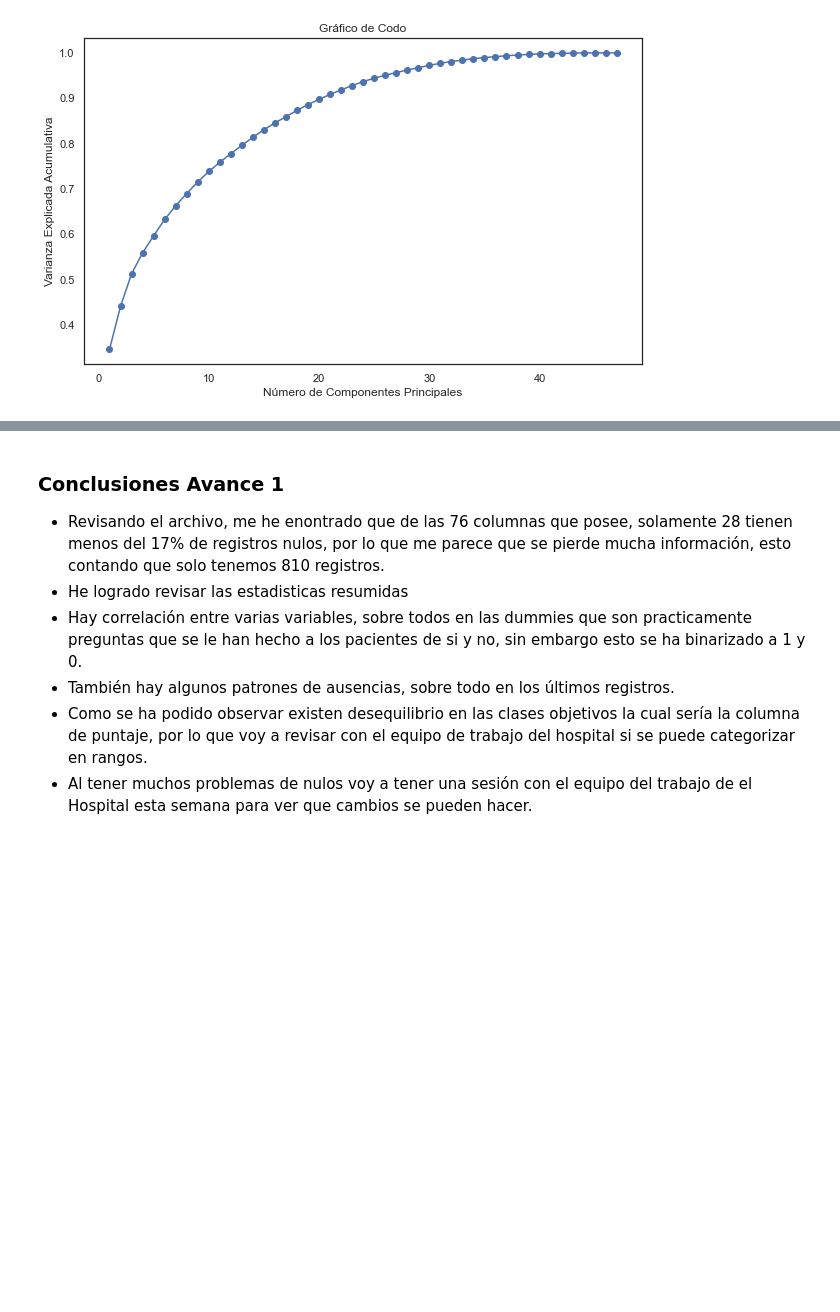
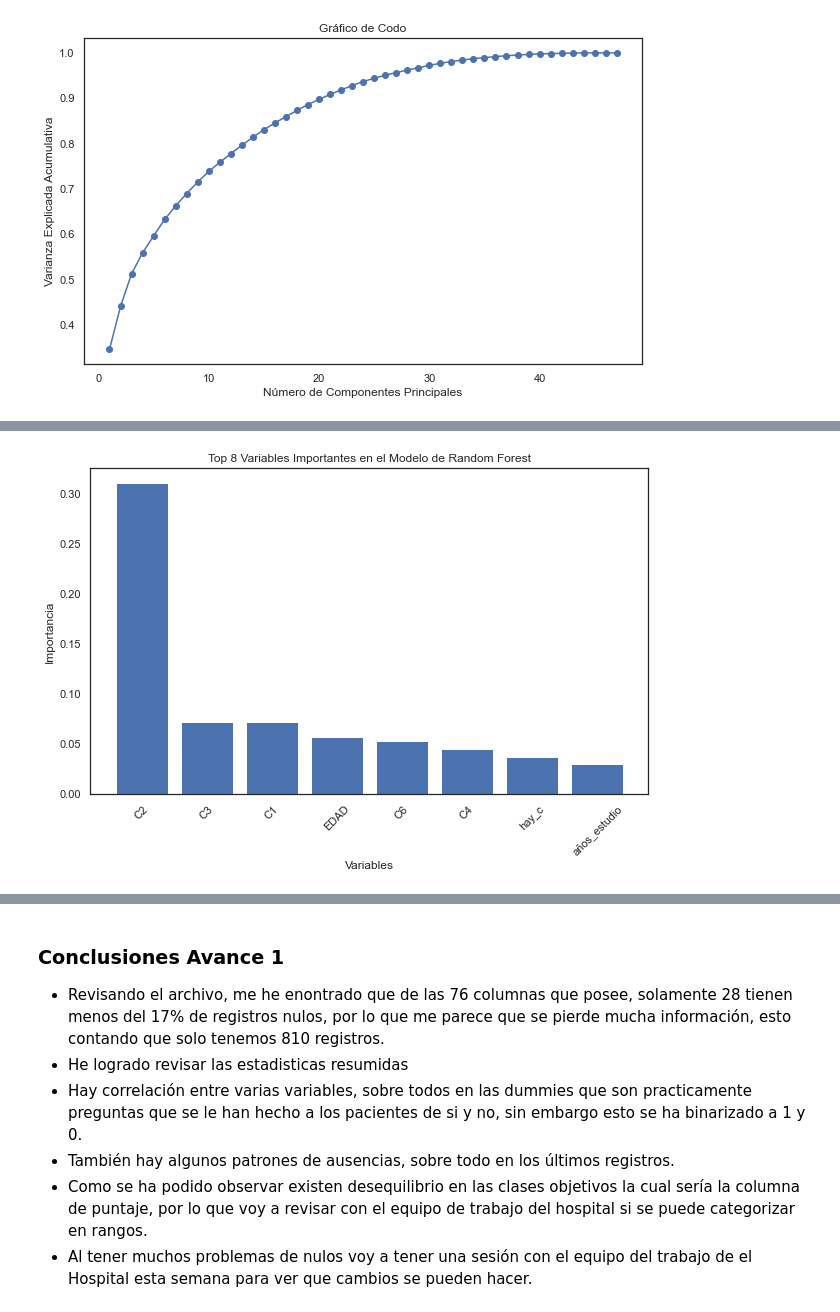
Before and after one commit to ModoJorge/Proyecto-Integrador-Grupo-2, a Jupyter notebook: Avance3.#Equipo2.ipynb, the cells around one changed output, grey strips where cells are left out. Drawn from its saved outputs; the diff is of its cells as text; code cells hidden in the pictures; blank space fills up the shorter version.

```diff
--- a/Avance3.#Equipo2.ipynb
+++ b/Avance3.#Equipo2.ipynb
@@ -1067,0 +1068,20 @@ plt.show()
+# %%
+importances = model_rf.feature_importances_
+indices = np.argsort(importances)[::-1]
+
+# Obtener los nombres de las columnas (variables)
+feature_names = X_train.columns
+
+# Seleccionar las 10 variables más importantes
+top_8_features = indices[:8]
+
+# Visualizar las importancias de las variables
+plt.figure(figsize=(10, 6))
+plt.bar(range(len(top_8_features)), importances[top_8_features], align="center")
+plt.xticks(range(len(top_8_features)), feature_names[top_8_features], rotation=45)
+plt.xlabel("Variables")
+plt.ylabel("Importancia")
+plt.title("Top 8 Variables Importantes en el Modelo de Random Forest")
+plt.show()
+# %% [output]
+[figure, added]
```
Also changed, not shown: parts of 23 cells of this notebook, 1 other file.
